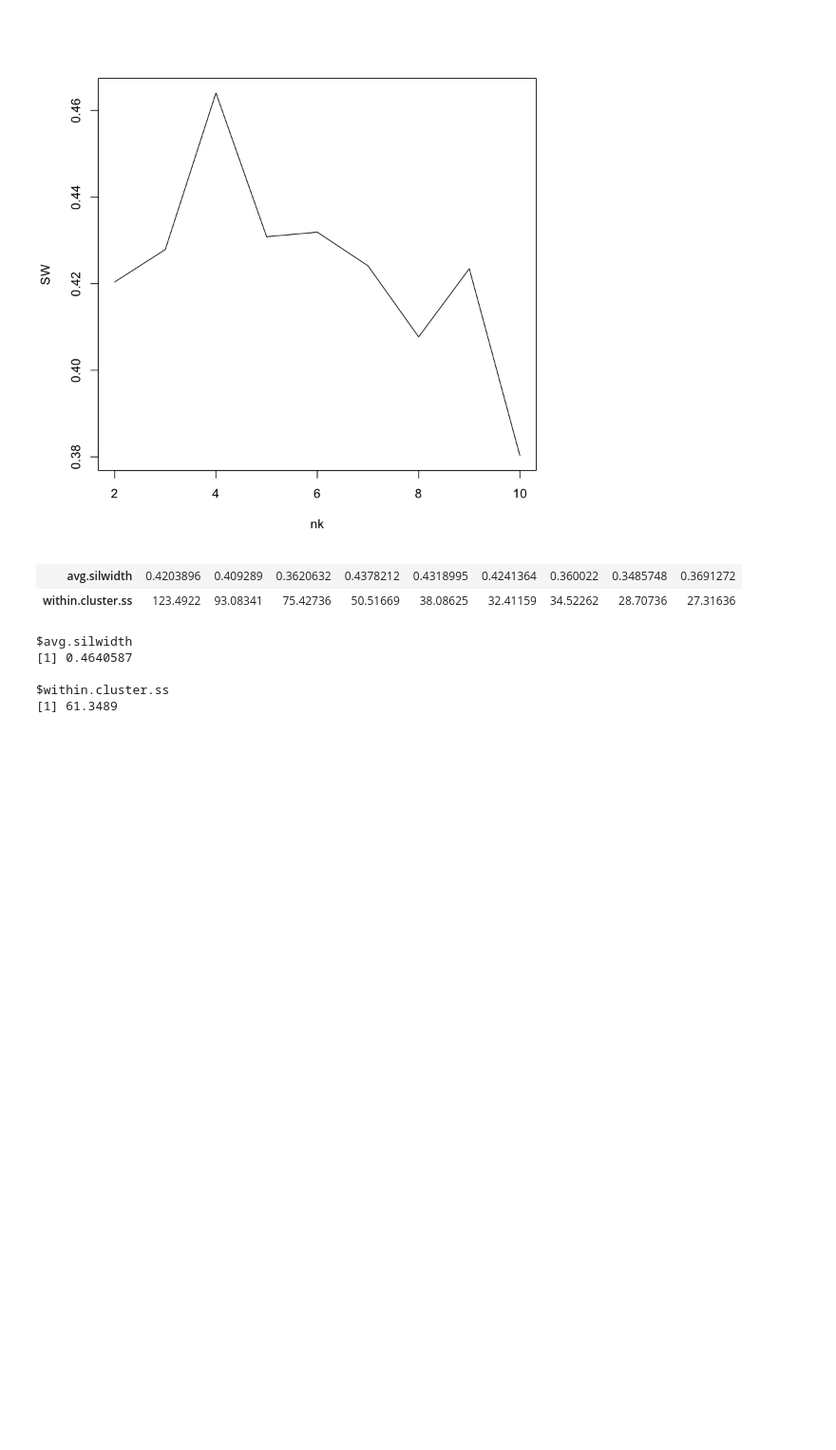
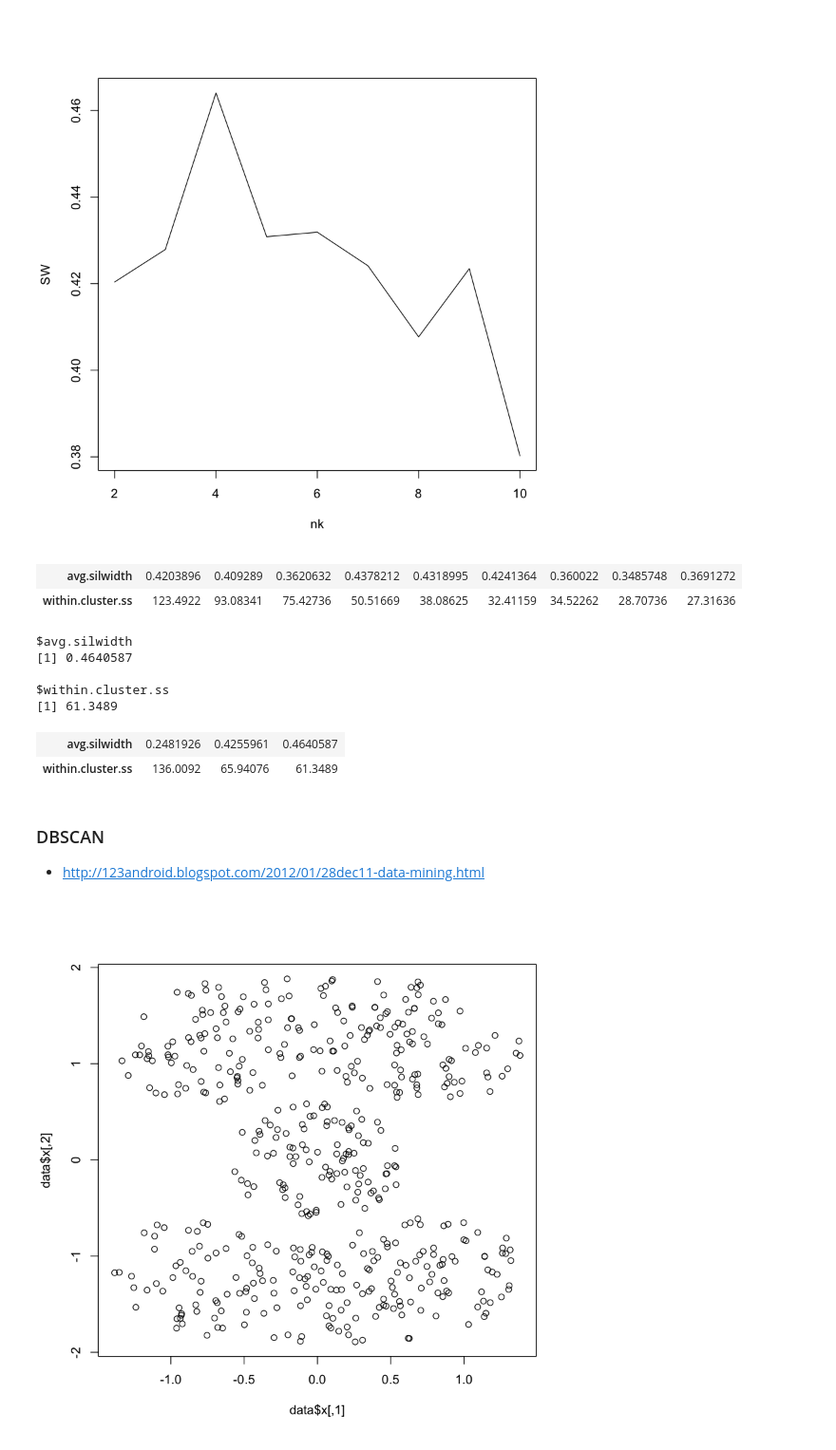
Before and after one commit to YuHsuanLin/riii, a Jupyter notebook: cb102/cb102_20180824.ipynb, the cells around one changed output. Shown: that part at 95% size. Drawn from its saved outputs; the diff is of its cells as text; code cells hidden in the pictures; blank space fills up the shorter version.

Commit message:
dbscan

```diff
--- a/cb102/cb102_20180824.ipynb
+++ b/cb102/cb102_20180824.ipynb
@@ -356,0 +365,10 @@ $within.cluster.ss
+# %%
+sapply(list(single_cluster,complete_cluster,km_cluster),function(cluster){
+    cluster.stats(dist(customer_s),cluster)[c('avg.silwidth','within.cluster.ss')]
+})
+# %% [output]
+| avg.silwidth | 0.2481926 | 0.4255961 | 0.4640587 |
+| within.cluster.ss | 136.0092 | 65.94076 | 61.3489 |
+# %% [markdown]
+### DBSCAN
+- http://123android.blogspot.com/2012/01/28dec11-data-mining.html
@@ -356,0 +378,6 @@ $within.cluster.ss
+# %%
+data = mlbench.cassini(500)
+# %%
+plot(data$x)
+# %% [output]
+[figure, added]
```
Also changed, not shown: parts of 6 cells of this notebook.
